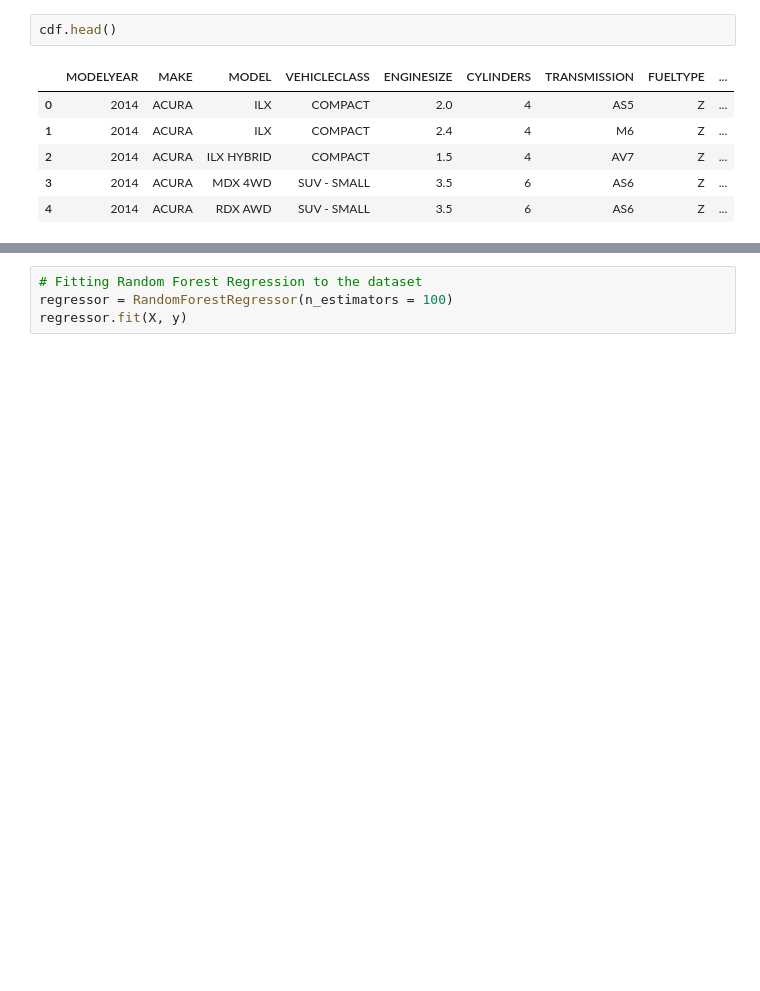
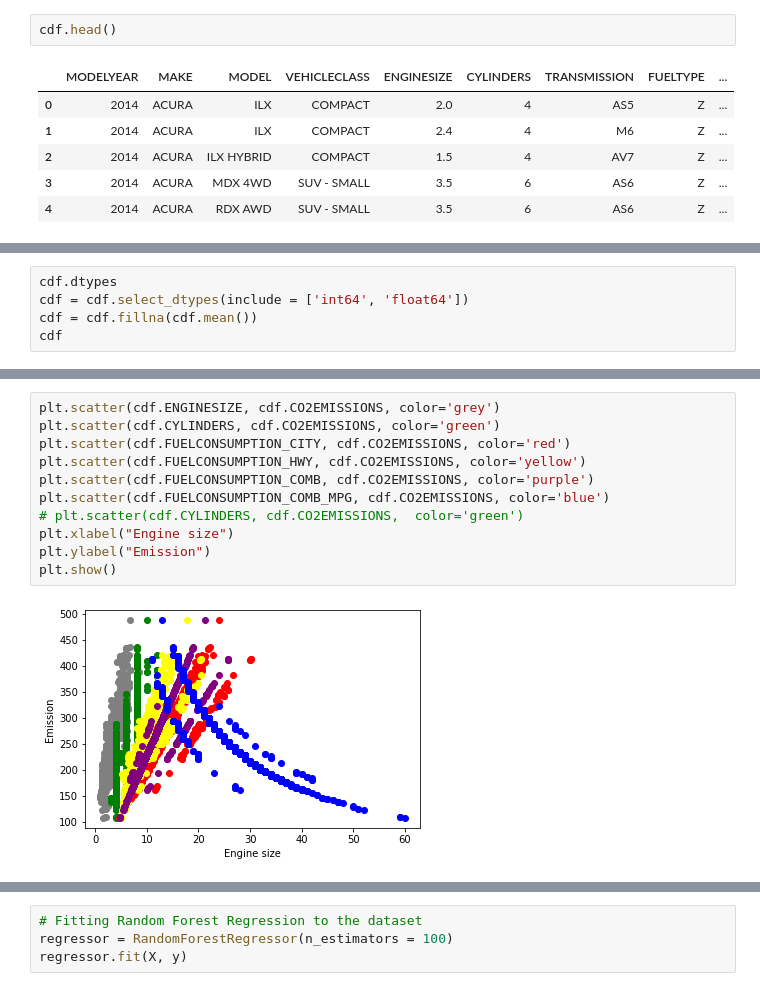
Before and after one commit to KhoirulUmmam/MachineLearning_Pert4, a Jupyter notebook: Eksekusi_algoritma_Pertemuan4.ipynb, the cells around one changed output, grey strips where cells are left out. Cells and saved outputs as stored; diff of their text form; blank space fills up the shorter version.

```diff
--- a/Eksekusi_algoritma_Pertemuan4.ipynb
+++ b/Eksekusi_algoritma_Pertemuan4.ipynb
@@ -246,0 +243,5 @@ plt.show()
+# %%
+cdf.dtypes
+cdf = cdf.select_dtypes(include = ['int64', 'float64'])
+cdf = cdf.fillna(cdf.mean())
+cdf
@@ -247 +262,14 @@ plt.show()
+# %%
+plt.scatter(cdf.ENGINESIZE, cdf.CO2EMISSIONS, color='grey')
+plt.scatter(cdf.CYLINDERS, cdf.CO2EMISSIONS, color='green')
+plt.scatter(cdf.FUELCONSUMPTION_CITY, cdf.CO2EMISSIONS, color='red')
+plt.scatter(cdf.FUELCONSUMPTION_HWY, cdf.CO2EMISSIONS, color='yellow')
+plt.scatter(cdf.FUELCONSUMPTION_COMB, cdf.CO2EMISSIONS, color='purple')
+plt.scatter(cdf.FUELCONSUMPTION_COMB_MPG, cdf.CO2EMISSIONS, color='blue')
+# plt.scatter(cdf.CYLINDERS, cdf.CO2EMISSIONS,  color='green')
+plt.xlabel("Engine size")
+plt.ylabel("Emission")
+plt.show()
+# %% [output]
+[figure, added]
 # %%
```
Also changed, not shown: parts of 9 cells of this notebook, 1 other file.
